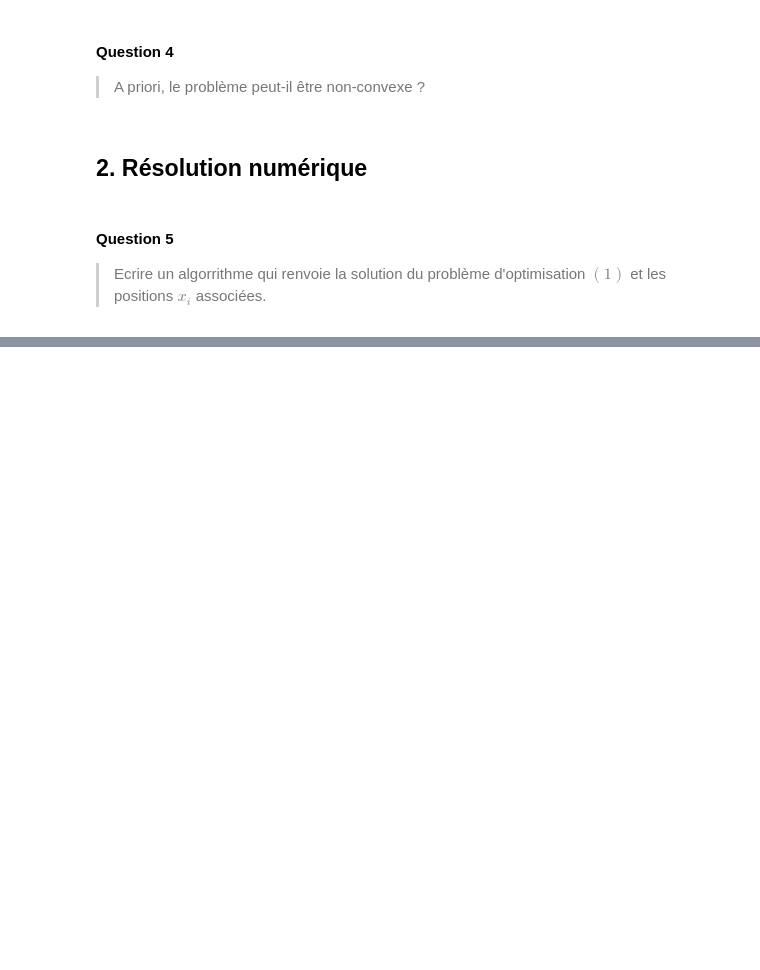
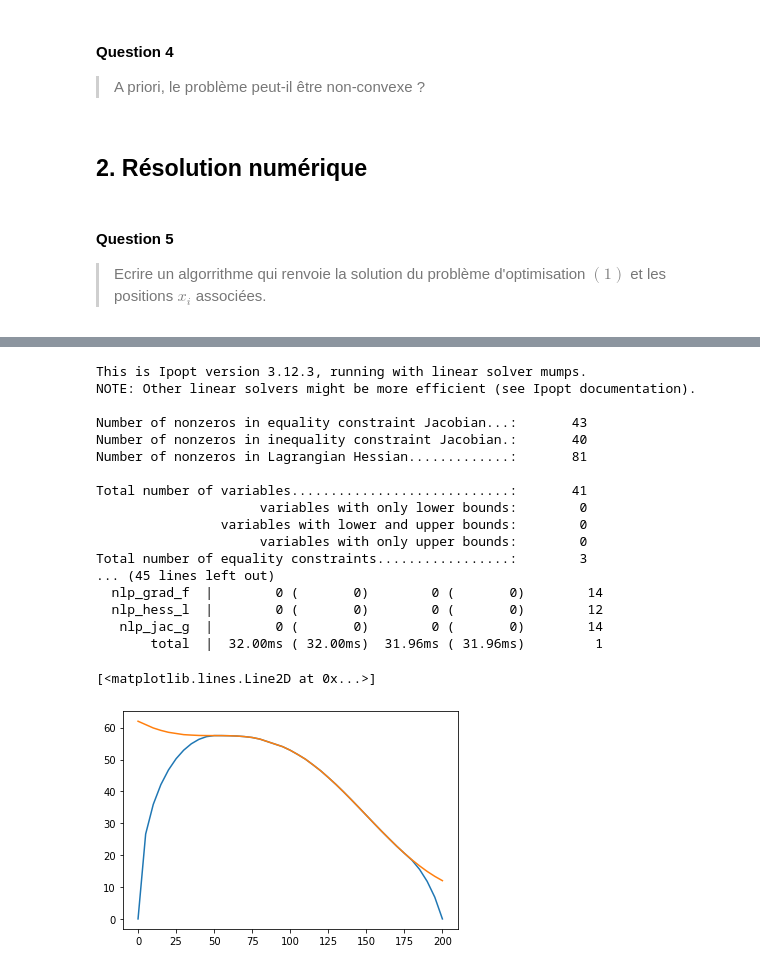
Before and after one commit to EliseLune/Projet_Optim, a Jupyter notebook: projet_optim.ipynb, the cells around one changed output, grey strips where cells are left out. Saved outputs shown, nothing was run; the diff lists cells and outputs as text; code cells hidden in the pictures; blank space fills up the shorter version.

```diff
--- a/projet_optim.ipynb
+++ b/projet_optim.ipynb
@@ -122,0 +143,61 @@ Total number of equality constraints.................:        1
+# %%
+import pandas as pd
+from scipy.interpolate import interp1d
+df = pd.read_csv ('groupe_5_river_positions.csv')
+x_ref , y_ref = np. array (df['x']), np. array (df['y'])
+y_max_river = interp1d (x_ref , y_ref)
+# %%
+def optimal_curve_river(a, b, L, y_max_river, N=40, d=None, init_guess=None):
+    n = N+1
+    if d==None:
+        d = (b-a)/N * np.ones(N)       # vecteur des distances entre abscisses
+    if init_guess==None:
+        init_guess = init1(n,d,L)     # initialisation en un vecteur nul
+    opti = casadi.Opti()               # initialisation Casadi
+    y = opti.variable(n)
+    J = cost1(N,y,d)
+    opti.minimize(J)
+    opti.subject_to(constraint1(N,y,d,L)==0)
+    opti.subject_to(y[0]==0)
+    opti.subject_to(y[-1]==0)
+    for i in range(N):
+        opti.subject_to(y_max_river(i*(b-a)/N) >= y[i])
+    opti.set_initial(y, init_guess)
+    opti.solver('ipopt')
+    sol = opti.solve()
+    def abscisses(a, b, d):
+        x = np.zeros(len(d)+1)
+        x[0] = a
+        x[-1] = b
+        for i in range(1,len(d)):
+            x[i] = x[i-1] + d[i-1]
+        return x
+    x_opt, y_opt = abscisses(a,b,d), sol.value(y)
+    return x_opt, y_opt
+# %%
+a, b =0, 200
+L = 250
+# %%
+x, y = optimal_curve_river(a,b,L, y_max_river)
+plt.plot(x,y)
+plt.plot(x, y_max_river(x))
+# %% [output]
+This is Ipopt version 3.12.3, running with linear solver mumps.
+NOTE: Other linear solvers might be more efficient (see Ipopt documentation).
+
+Number of nonzeros in equality constraint Jacobian...:       43
+Number of nonzeros in inequality constraint Jacobian.:       40
+Number of nonzeros in Lagrangian Hessian.............:       81
+
+Total number of variables............................:       41
+                     variables with only lower bounds:        0
+                variables with lower and upper bounds:        0
+                     variables with only upper bounds:        0
+Total number of equality constraints.................:        3
+... (45 lines left out)
+  nlp_grad_f  |        0 (       0)        0 (       0)        14
+  nlp_hess_l  |        0 (       0)        0 (       0)        12
+   nlp_jac_g  |        0 (       0)        0 (       0)        14
+       total  |  32.00ms ( 32.00ms)  31.96ms ( 31.96ms)         1
+[<matplotlib.lines.Line2D at 0x...>]
+[figure, added]
```
Also changed, not shown: parts of 7 cells of this notebook.
